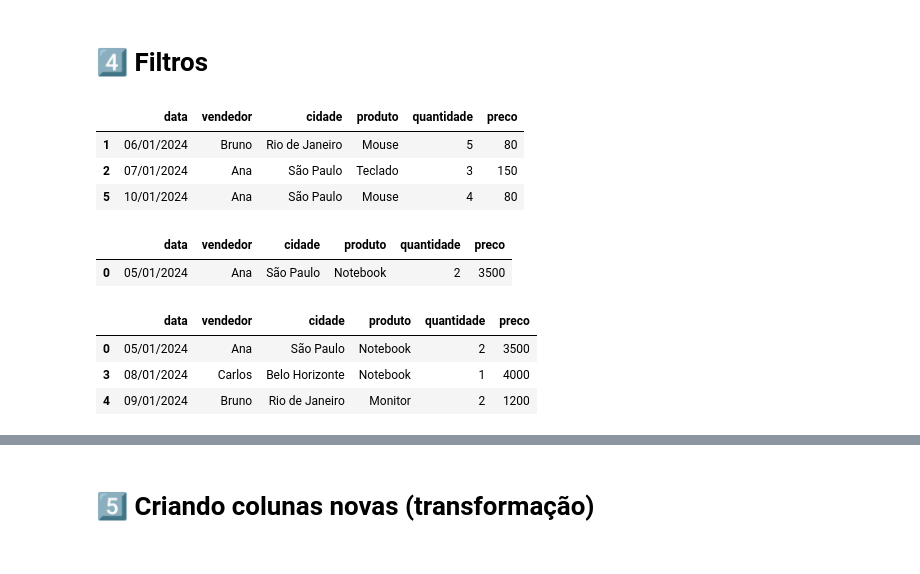
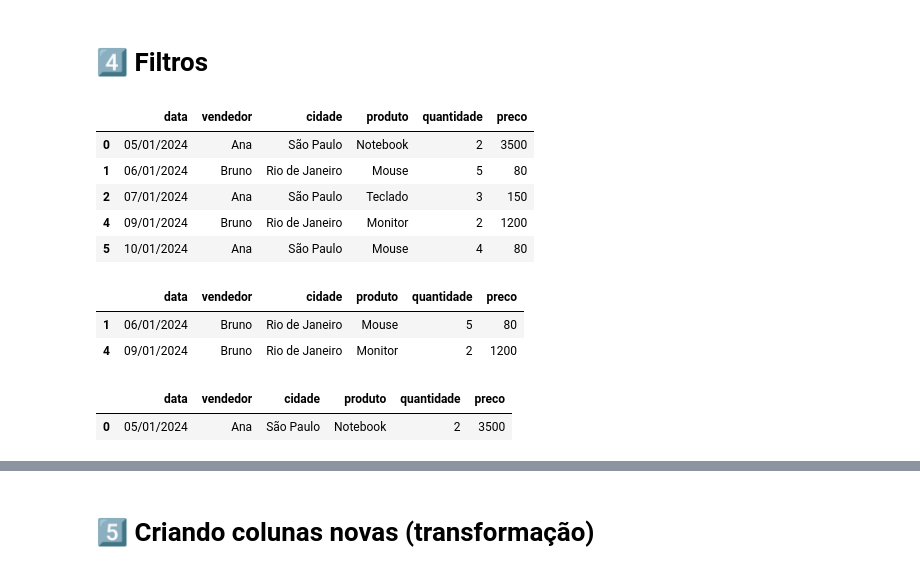
Before and after one commit to Scientiadados/Python, a Jupyter notebook: notebook/01_basic_command.ipynb, the cells around one changed output, grey strips where cells are left out. Drawn from its saved outputs; the diff is of its cells as text; code cells hidden in the pictures.

```diff
--- a/notebook/01_basic_command.ipynb
+++ b/notebook/01_basic_command.ipynb
@@ -112,10 +122,18 @@ df_copy.head()
 # %% [markdown]
 # 4️⃣ Filtros
 # %%
-df[df["quantidade"] > 2]
+df[df["quantidade"] >= 2]
 # %% [output]
 |  | data | vendedor | cidade | produto | quantidade | preco |
+| 0 | 05/01/2024 | Ana | São Paulo | Notebook | 2 | 3500 |
 | 1 | 06/01/2024 | Bruno | Rio de Janeiro | Mouse | 5 | 80 |
 | 2 | 07/01/2024 | Ana | São Paulo | Teclado | 3 | 150 |
+| 4 | 09/01/2024 | Bruno | Rio de Janeiro | Monitor | 2 | 1200 |
 | 5 | 10/01/2024 | Ana | São Paulo | Mouse | 4 | 80 |
+# %%
+df[df["vendedor"] == "Bruno"]
+# %% [output]
+|  | data | vendedor | cidade | produto | quantidade | preco |
+| 1 | 06/01/2024 | Bruno | Rio de Janeiro | Mouse | 5 | 80 |
+| 4 | 09/01/2024 | Bruno | Rio de Janeiro | Monitor | 2 | 1200 |
 # %%
@@ -123,10 +142,3 @@ df[(df["cidade"] == "São Paulo") & (df["preco"] > 1000)]
 # %% [output]
 |  | data | vendedor | cidade | produto | quantidade | preco |
 | 0 | 05/01/2024 | Ana | São Paulo | Notebook | 2 | 3500 |
-# %%
-df[df["produto"].isin(["Notebook", "Monitor"])]
-# %% [output]
-|  | data | vendedor | cidade | produto | quantidade | preco |
-| 0 | 05/01/2024 | Ana | São Paulo | Notebook | 2 | 3500 |
-| 3 | 08/01/2024 | Carlos | Belo Horizonte | Notebook | 1 | 4000 |
-| 4 | 09/01/2024 | Bruno | Rio de Janeiro | Monitor | 2 | 1200 |
```
Also changed, not shown: parts of 17 cells of this notebook, 3 other files.
